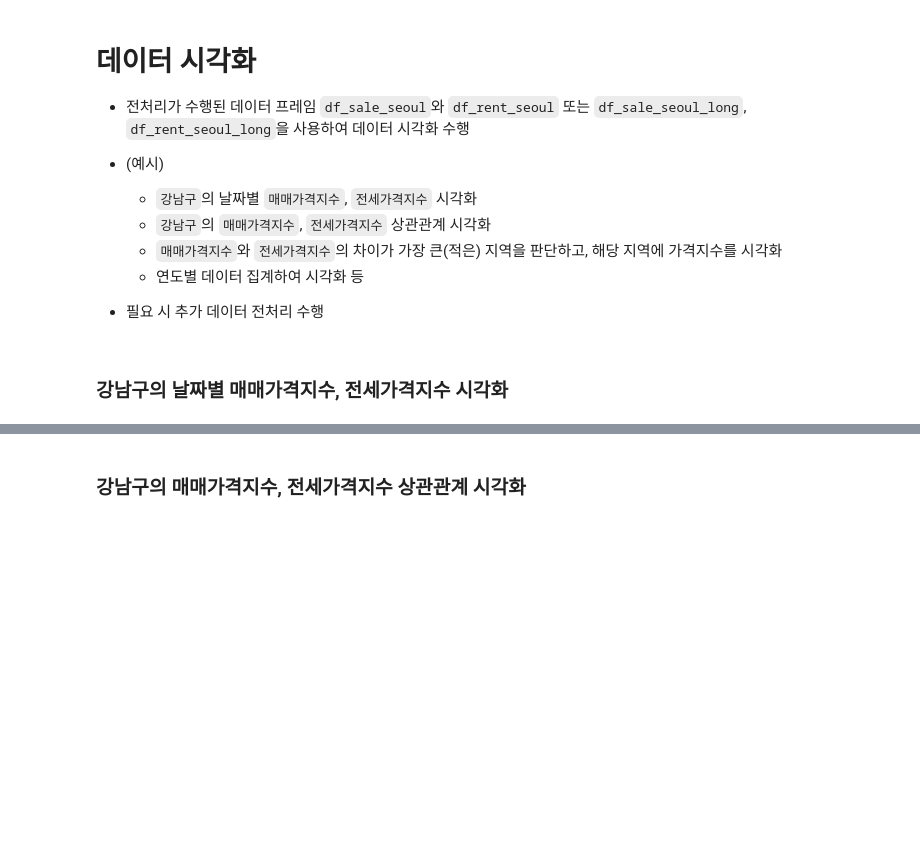
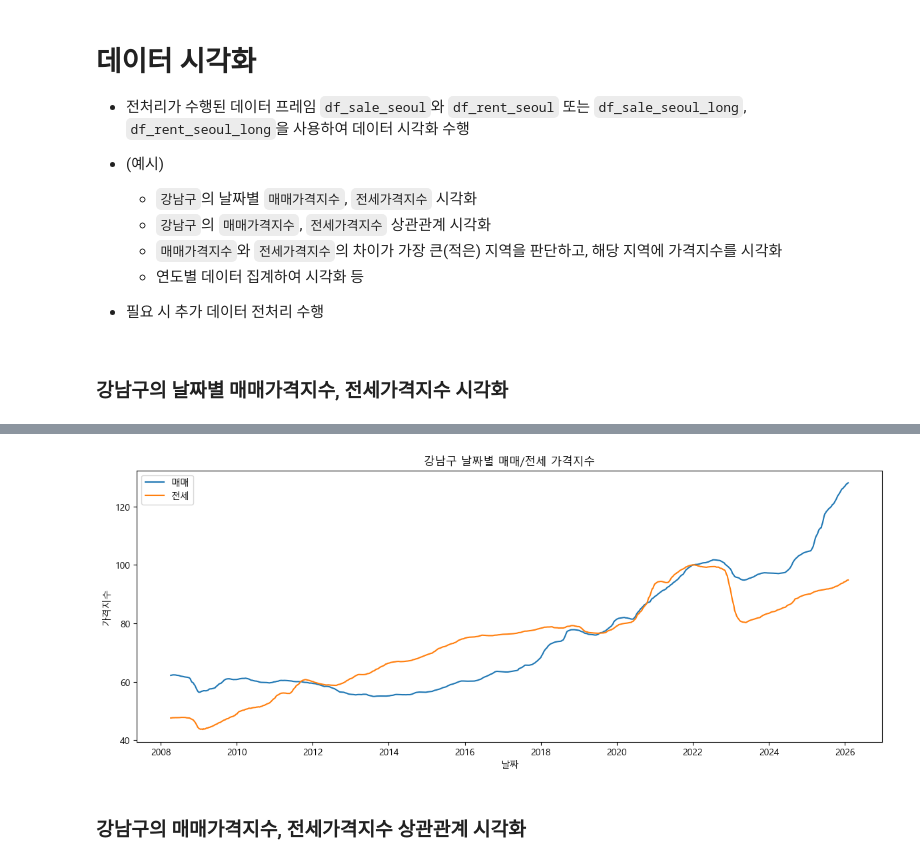
Before and after one commit to sungmin-kim310/hipython, a Jupyter notebook: 45_apt_price_data_analysis__skeleton.ipynb, the cells around one changed output, grey strips where cells are left out. Cells and saved outputs as stored; diff of their text form; code cells hidden in the pictures; blank space fills up the shorter version.

```diff
--- a/45_apt_price_data_analysis__skeleton.ipynb
+++ b/45_apt_price_data_analysis__skeleton.ipynb
@@ -38,19 +25,18 @@ import os
 import pandas as pd
 from pathlib import Path
 
-# 1) 현재 작업 폴더 확인 (경로 문제 디버깅에 매우 중요)
 print("현재 작업 폴더:", os.getcwd())
 
-# 2) 데이터 파일 경로 지정 (이전에 정상 작동했던 구조 기준: ./data/)
 SALE_PATH = Path("./data/주간 아파트 매매가격지수_20260210.xlsx")
 RENT_PATH = Path("./data/주간 아파트 전세가격지수_20260210.xlsx")
 
-# 3) 파일 존재 여부 체크 (없으면 어디가 문제인지 바로 보이게)
-print("매매 파일 존재:", SALE_PATH.exists(), "| 경로:", SALE_PATH.resolve())
-print("전세 파일 존재:", RENT_PATH.exists(), "| 경로:", RENT_PATH.resolve())
+print("매매 파일 존재:", SALE_PATH.exists(), "|", SALE_PATH.resolve())
+print("전세 파일 존재:", RENT_PATH.exists(), "|", RENT_PATH.resolve())
 
-# 4) 엑셀 읽기
 df_sale = pd.read_excel(SALE_PATH)
+df_rent = pd.read_excel(RENT_PATH)
+
+df_sale.shape, df_rent.shape
 df_rent = pd.read_excel(RENT_PATH)
 
 # 5) 크기 확인
@@ -216,0 +129,3 @@ df_rent_seoul_long shape: (0, 2)
+# %%
+df_sale_seoul = df_sale_seoul.loc[:, ~df_sale_seoul.columns.duplicated()]
+df_rent_seoul = df_rent_seoul.loc[:, ~df_rent_seoul.columns.duplicated()]
@@ -324,2 +177,29 @@ ValueError: '강남구' 컬럼이 df_sale_seoul 또는 df_rent_seoul에 없습
+# %%
+# 코드를 작성하시오
+import seaborn as sns
+import matplotlib.pyplot as plt
+import matplotlib as mpl
+
+plt.rcParams["font.family"] = "Malgun Gothic"   # ← 여기만 변경
+mpl.rcParams["axes.unicode_minus"] = False
+
+target = "강남구"
+
+plot_df = pd.DataFrame({
+    "날짜": df_sale_seoul.index,
+    "매매가격지수": df_sale_seoul[target].values,
+    "전세가격지수": df_rent_seoul[target].reindex(df_sale_seoul.index).values
+}).dropna()
+
+plt.figure(figsize=(12,5))
+sns.lineplot(data=plot_df, x="날짜", y="매매가격지수", label="매매")
+sns.lineplot(data=plot_df, x="날짜", y="전세가격지수", label="전세")
+plt.title(f"{target} 날짜별 매매/전세 가격지수")
+plt.xlabel("날짜"); plt.ylabel("가격지수")
+plt.legend()
+plt.tight_layout()
+plt.show()
+# %% [output]
+[figure, added]
 # %% [markdown]
 ### 강남구의 매매가격지수, 전세가격지수 상관관계 시각화
```
Also changed, not shown: parts of 17 cells of this notebook.
